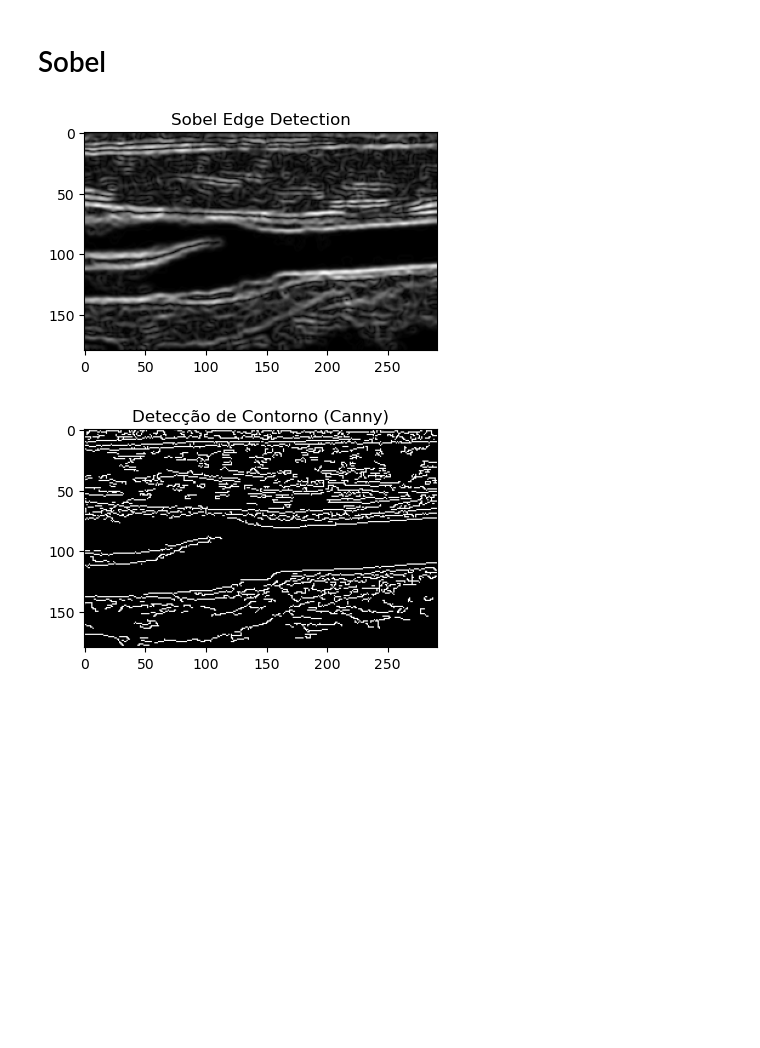
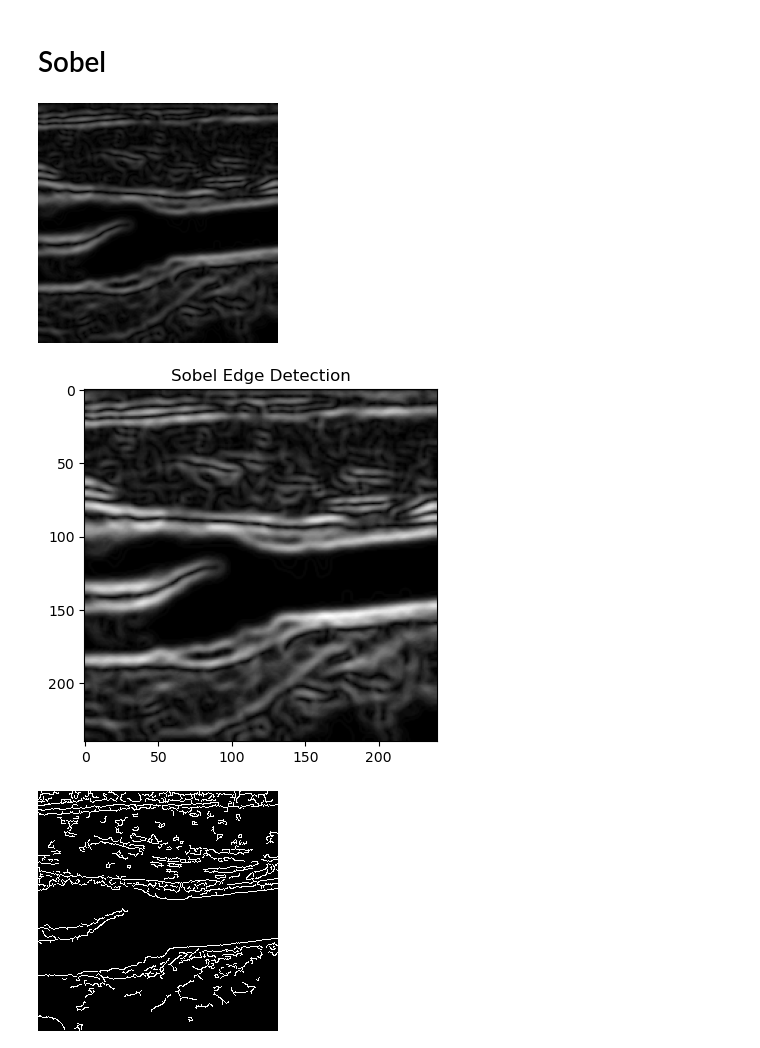
Before and after one commit to LaKHamote/segmentacao_cardiovascular, a Jupyter notebook: main.ipynb, the cells around one changed output. Cells and saved outputs as stored; diff of their text form; code cells hidden in the pictures; blank space fills up the shorter version.

```diff
--- a/main.ipynb
+++ b/main.ipynb
@@ -20,14 +25,23 @@ import matplotlib.pyplot as plt
+# %%
+def READ(image):
+    image = cv2.imread(image)
+    resized_image = cv2.resize(image, (240,240), interpolation=cv2.INTER_LINEAR)
+    gray = cv2.cvtColor(resized_image, cv2.COLOR_BGR2GRAY)
+    return gray
+
+def blurred(image):
+    blurred_image = cv2.GaussianBlur(image, (15, 15), 0)
+    return blurred_image
 # %% [markdown]
 # Sobel
 # %%
 ## Função para aplicar o filtro de Sobel
 def Sobel(image):
     # Convertendo para escala de cinza
-    gray = cv2.cvtColor(image, cv2.COLOR_BGR2GRAY)
-    gray = cv2.GaussianBlur(gray,(7,7),0)
+    blurr = blurred(image)
     # Aplicando o filtro Sobel nas direções x e y
-    sobel_x = cv2.Sobel(gray, cv2.CV_64F, 1, 0, ksize=3)
-    sobel_y = cv2.Sobel(gray, cv2.CV_64F, 0, 1, ksize=3)
+    sobel_x = cv2.Sobel(blurr, cv2.CV_64F, 1, 0, ksize=3)
+    sobel_y = cv2.Sobel(blurr, cv2.CV_64F, 0, 1, ksize=3)
 
     # Calculando a magnitude total do gradiente
     sobel_combined = np.sqrt(sobel_x**2 + sobel_y**2)
@@ -38,31 +52,32 @@ def Sobel(image):
     return sobel_combined
 
 def Canny(image):
-    # Converter para escala de cinza
-    gray = cv2.cvtColor(image, cv2.COLOR_BGR2GRAY)
-
-    # Aplicar o filtro Canny
-    edges = cv2.Canny(gray, 100, 200)
+    edges = cv2.Canny(image, 100, 200)
 
     return edges
 # %%
-image = cv2.imread('tatiana.png')
+image = READ('tatiana.png')
 
 # Aplicar o filtro de Sobel
 sobel_image = Sobel(image)
 canny_image = Canny(image)
+
+
+display(Image.fromarray(sobel_image))
 
 plt.figure(figsize=(10, 10))
 plt.subplot(1, 2, 1)
 plt.imshow(sobel_image, cmap='gray')
 plt.title('Sobel Edge Detection')
 plt.show()
 
+display(Image.fromarray(canny_image))
 plt.figure(figsize=(10, 10))
 plt.subplot(1, 2, 2)
 plt.imshow(canny_image, cmap='gray')
 plt.title('Detecção de Contorno (Canny)')
 plt.show()
 # %% [output]
-[figure, old version]
+[figure, new version]
-[figure, old version]
+[figure, new version]
+[figure, added]
```
Also changed, not shown: parts of 9 cells of this notebook, 2 other files.
